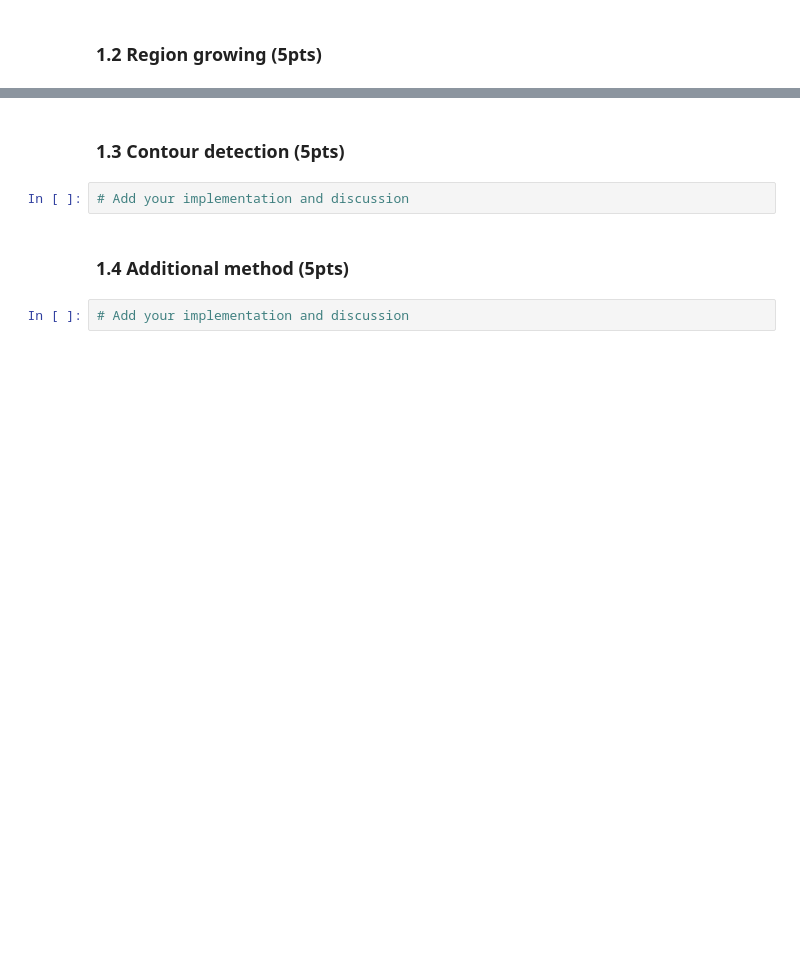
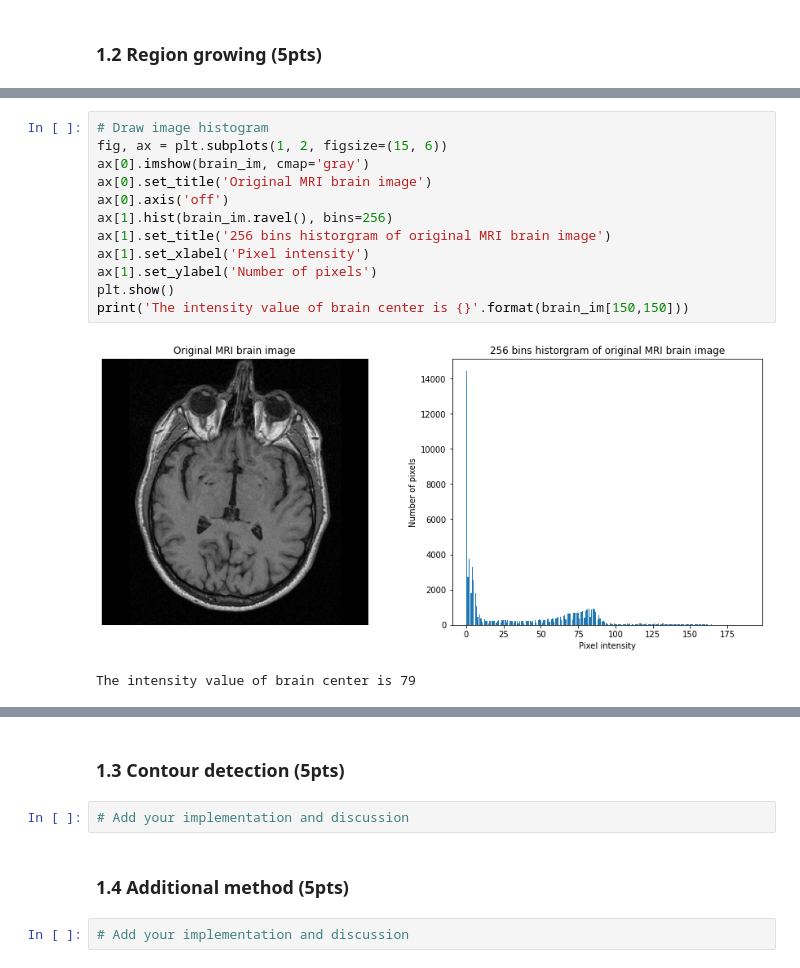
Before and after one commit to LTS5/iapr, a Jupyter notebook: labs/lab_01_segmentation.ipynb, the cells around one changed output, grey strips where cells are left out. Drawn from its saved outputs; the diff is of its cells as text; blank space fills up the shorter version.

```diff
--- a/labs/lab_01_segmentation.ipynb
+++ b/labs/lab_01_segmentation.ipynb
@@ -152,0 +130,15 @@ outputs = [brain_im, brain_im_medfil, brain_im_eqhist]
+# %%
+# Draw image histogram
+fig, ax = plt.subplots(1, 2, figsize=(15, 6))
+ax[0].imshow(brain_im, cmap='gray')
+ax[0].set_title('Original MRI brain image')
+ax[0].axis('off')
+ax[1].hist(brain_im.ravel(), bins=256)
+ax[1].set_title('256 bins historgram of original MRI brain image')
+ax[1].set_xlabel('Pixel intensity')
+ax[1].set_ylabel('Number of pixels')
+plt.show()
+print('The intensity value of brain center is {}'.format(brain_im[150,150]))
+# %% [output]
+[figure, added]
+The intensity value of brain center is 79
```
Also changed, not shown: parts of 23 cells of this notebook.
